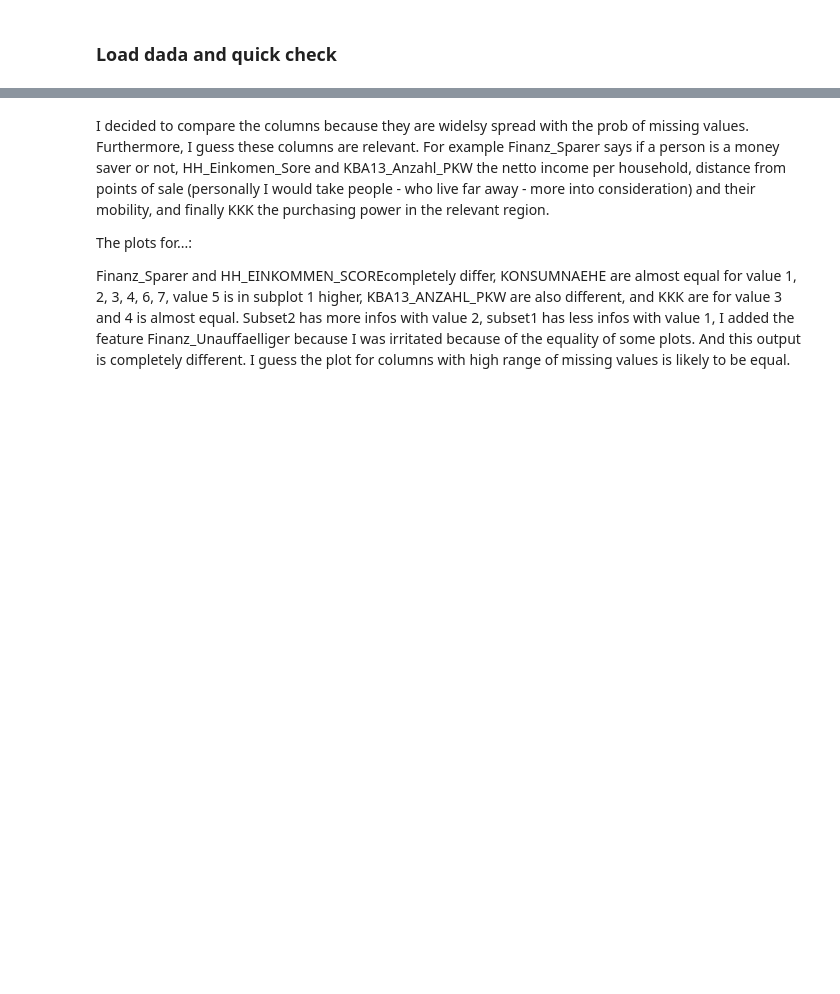
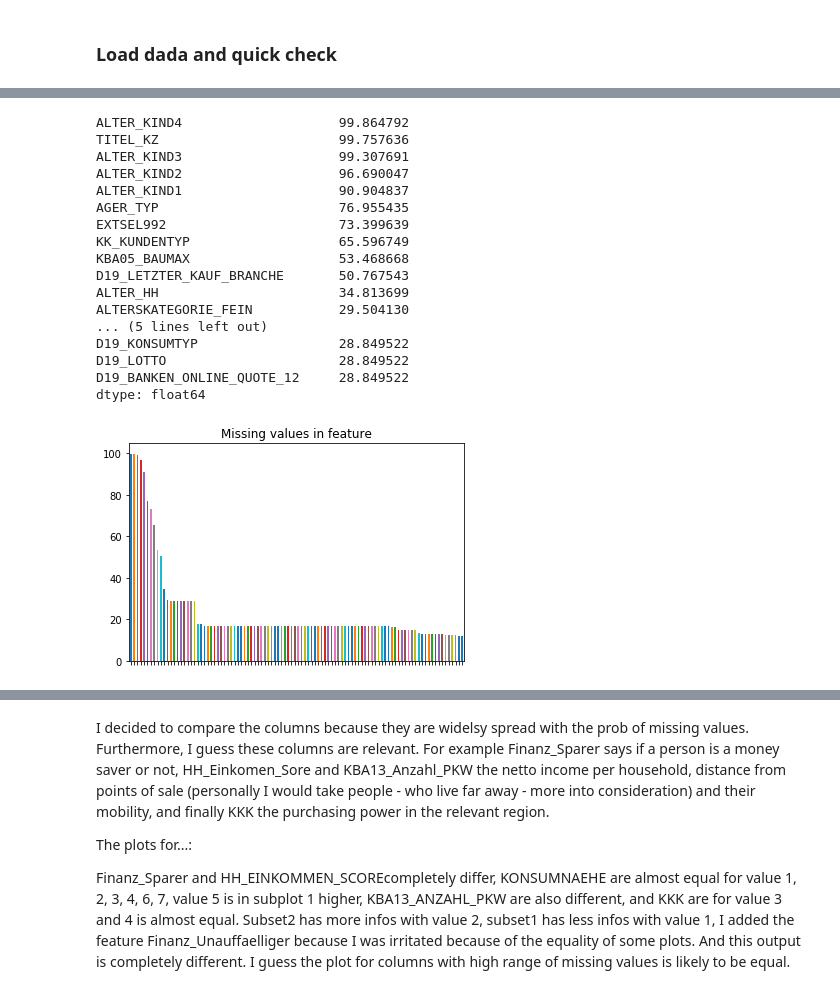
Before and after one commit to bwenner/CustomerSegmentation_Bertelsmann_Avarto, a Jupyter notebook: Arvato Project Workbook.ipynb, the cells around one changed output, grey strips where cells are left out. Drawn from its saved outputs; the diff is of its cells as text; code cells hidden in the pictures; blank space fills up the shorter version.

```diff
--- a/Arvato Project Workbook.ipynb
+++ b/Arvato Project Workbook.ipynb
@@ -154,3 +659,24 @@ def PlotIsNullDist(df, top = 100, axis = 0, toplabels = 20, kind = 'bar'):
+# %%
+_ = PlotIsNullDist(azRun)
+# %% [output]
+ALTER_KIND4                    99.864792
+TITEL_KZ                       99.757636
+ALTER_KIND3                    99.307691
+ALTER_KIND2                    96.690047
+ALTER_KIND1                    90.904837
+AGER_TYP                       76.955435
+EXTSEL992                      73.399639
+KK_KUNDENTYP                   65.596749
+KBA05_BAUMAX                   53.468668
+D19_LETZTER_KAUF_BRANCHE       50.767543
+ALTER_HH                       34.813699
+ALTERSKATEGORIE_FEIN           29.504130
+... (5 lines left out)
+D19_KONSUMTYP                  28.849522
+D19_LOTTO                      28.849522
+D19_BANKEN_ONLINE_QUOTE_12     28.849522
+dtype: float64
+[figure, added]
 # %%
 _ = PlotIsNullDist(azdias, axis = 1)
 # %% [output]
```
Also changed, not shown: parts of 273 cells of this notebook, 1 other file.
